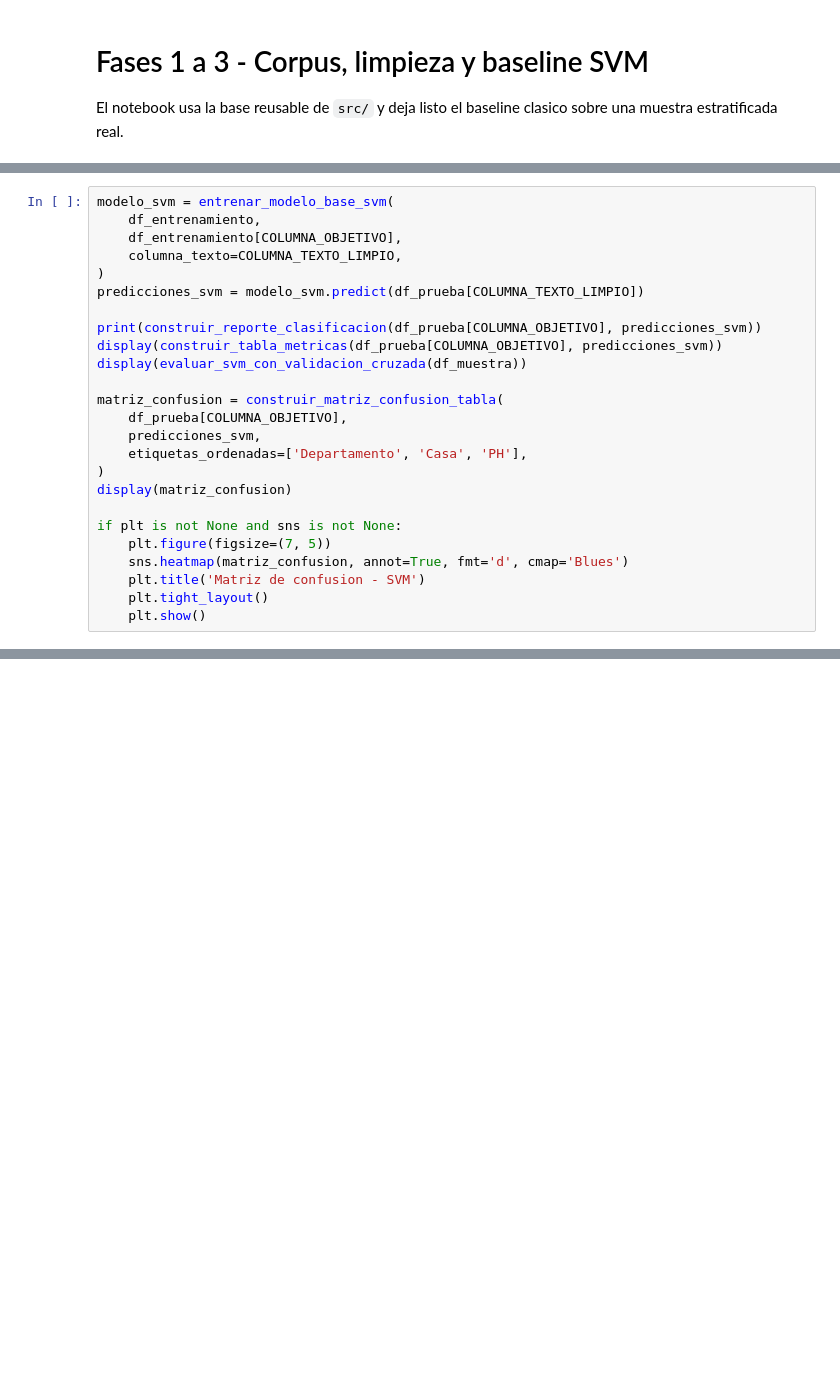
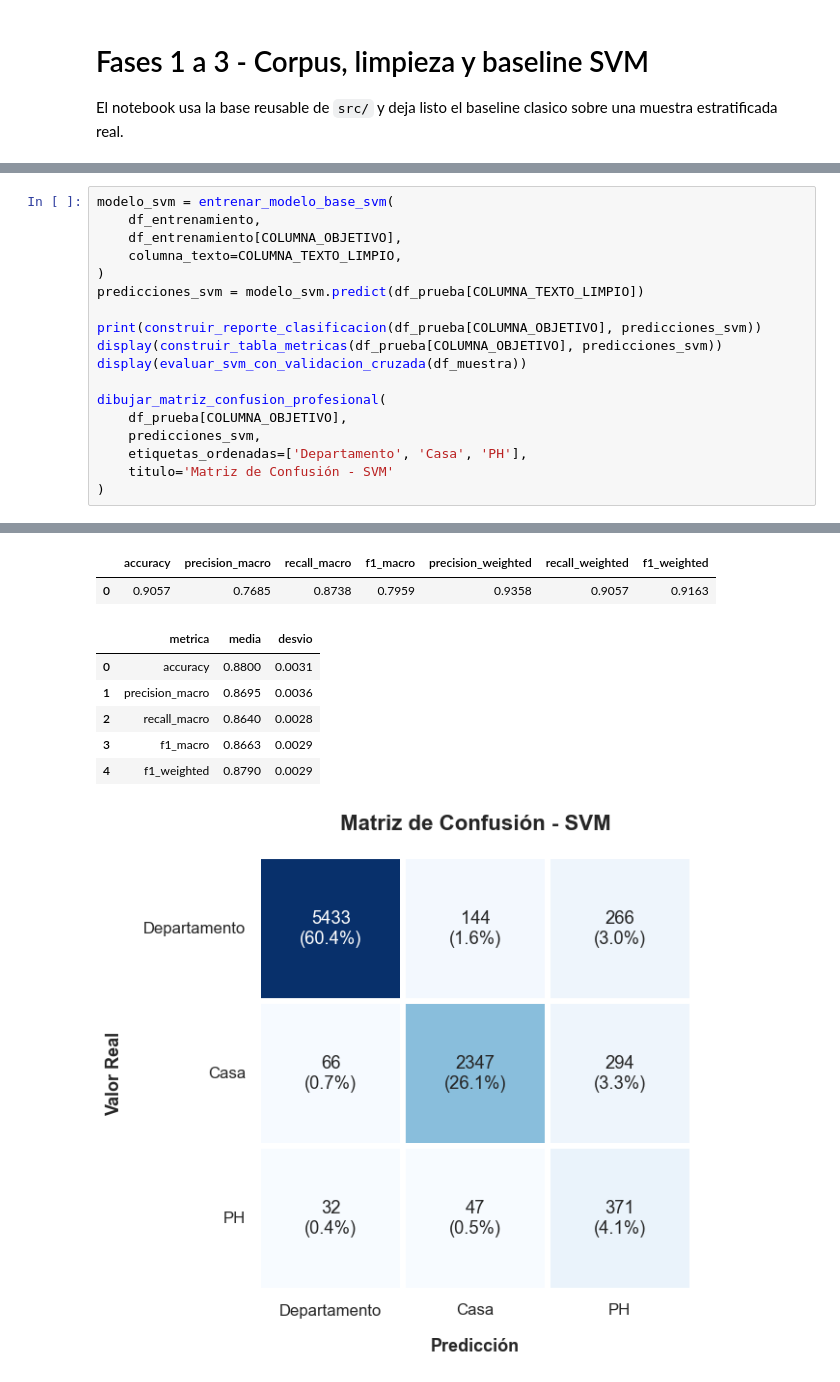
Before and after one commit to Fede0808/nlp_trabajo_final, a Jupyter notebook: notebooks/01_fases_1_a_3_corpus_y_svm.ipynb, the cells around one changed output, grey strips where cells are left out. Drawn from its saved outputs; the diff is of its cells as text; blank space fills up the shorter version.

```diff
--- a/notebooks/01_fases_1_a_3_corpus_y_svm.ipynb
+++ b/notebooks/01_fases_1_a_3_corpus_y_svm.ipynb
@@ -76,16 +135,10 @@ print(construir_reporte_clasificacion(df_prueba[COLUMNA_OBJETIVO], predicciones_
 display(construir_tabla_metricas(df_prueba[COLUMNA_OBJETIVO], predicciones_svm))
 display(evaluar_svm_con_validacion_cruzada(df_muestra))
 
-matriz_confusion = construir_matriz_confusion_tabla(
+dibujar_matriz_confusion_profesional(
     df_prueba[COLUMNA_OBJETIVO],
     predicciones_svm,
     etiquetas_ordenadas=['Departamento', 'Casa', 'PH'],
+    titulo='Matriz de Confusión - SVM'
 )
-display(matriz_confusion)
-
-if plt is not None and sns is not None:
-    plt.figure(figsize=(7, 5))
-    sns.heatmap(matriz_confusion, annot=True, fmt='d', cmap='Blues')
-    plt.title('Matriz de confusion - SVM')
-    plt.tight_layout()
-    plt.show()
+# %% [output]
@@ -91,0 +154,9 @@ if plt is not None and sns is not None:
+|  | accuracy | precision_macro | recall_macro | f1_macro | precision_weighted | recall_weighted | f1_weighted |
+| 0 | 0.9057 | 0.7685 | 0.8738 | 0.7959 | 0.9358 | 0.9057 | 0.9163 |
+|  | metrica | media | desvio |
+| 0 | accuracy | 0.8800 | 0.0031 |
+| 1 | precision_macro | 0.8695 | 0.0036 |
+| 2 | recall_macro | 0.8640 | 0.0028 |
+| 3 | f1_macro | 0.8663 | 0.0029 |
+| 4 | f1_weighted | 0.8790 | 0.0029 |
+[figure, added]
```
Also changed, not shown: parts of 13 cells of this notebook, 10 other files.
